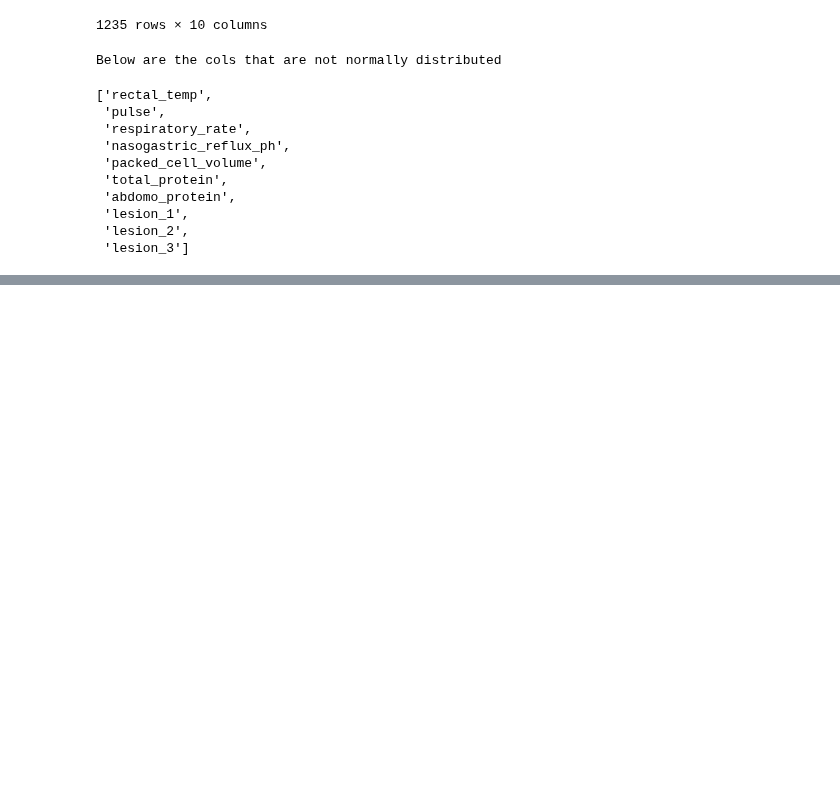
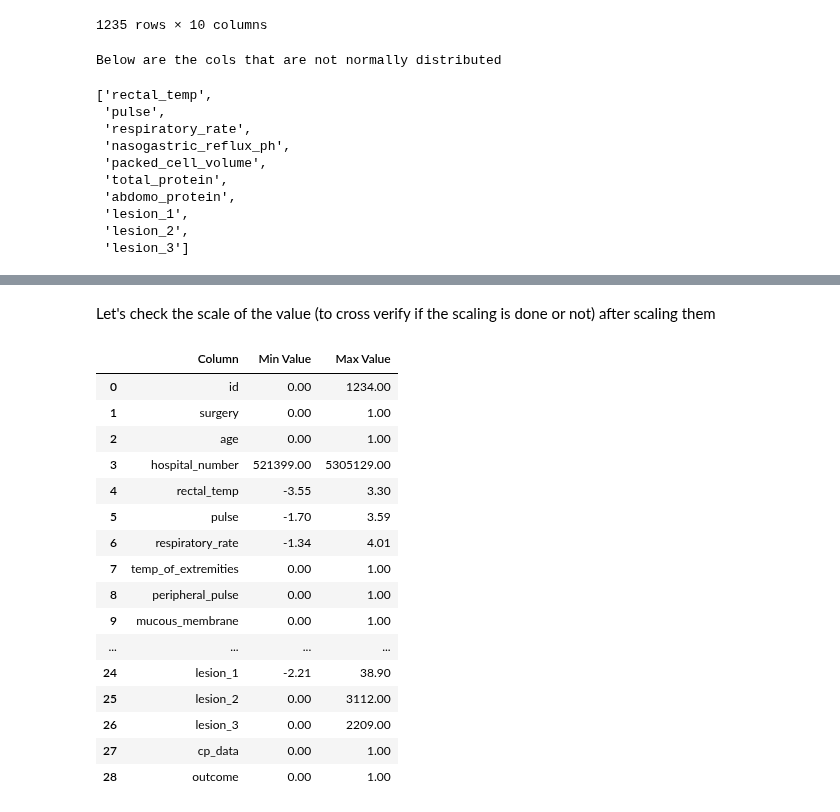
Before and after one commit to dakshbhatnagar/projects, a Jupyter notebook: horse_survival/analysis.ipynb, the cells around one changed output, grey strips where cells are left out. Saved outputs shown, nothing was run; the diff lists cells and outputs as text; code cells hidden in the pictures; blank space fills up the shorter version.

```diff
--- a/horse_survival/analysis.ipynb
+++ b/horse_survival/analysis.ipynb
@@ -542,0 +564,42 @@ Below are the cols that are not normally distributed
+# %%
+
+# Scaling continuous features with StandardScaler
+standard_columns = ['rectal_temp', 'pulse', 'respiratory_rate', 'packed_cell_volume', 'total_protein', 'abdomo_protein']
+scaler_standard = StandardScaler()
+df[standard_columns] = scaler_standard.fit_transform(df[standard_columns])
+
+# Scaling ordinal categorical features with MinMaxScaler
+ordinal_columns = ['temp_of_extremities', 'peripheral_pulse', 'mucous_membrane', 'capillary_refill_time',
+                   'pain', 'peristalsis', 'abdominal_distention', 'nasogastric_tube', 'nasogastric_reflux',
+                   'rectal_exam_feces', 'abdomen', 'abdomo_appearance', 'outcome']
+scaler_minmax = MinMaxScaler()
+df[ordinal_columns] = scaler_minmax.fit_transform(df[ordinal_columns])
+
+# Scaling features with outliers using RobustScaler
+robust_columns = ['nasogastric_reflux_ph', 'lesion_1', 'lesion_2', 'lesion_3']
+scaler_robust = RobustScaler()
+df[robust_columns] = scaler_robust.fit_transform(df[robust_columns])
+# %% [markdown]
+Let's check the scale of the value (to cross verify if the scaling is done or not) after scaling them
+# %%
+scale_df = pd.DataFrame([ (i, round(df[i].min(),2), round(df[i].max(),2)) for i in cols],
+                                 columns=['Column', 'Min Value', 'Max Value'])
+scale_df
+# %% [output]
+|  | Column | Min Value | Max Value |
+| 0 | id | 0.00 | 1234.00 |
+| 1 | surgery | 0.00 | 1.00 |
+| 2 | age | 0.00 | 1.00 |
+| 3 | hospital_number | 521399.00 | 5305129.00 |
+| 4 | rectal_temp | -3.55 | 3.30 |
+| 5 | pulse | -1.70 | 3.59 |
+| 6 | respiratory_rate | -1.34 | 4.01 |
+| 7 | temp_of_extremities | 0.00 | 1.00 |
+| 8 | peripheral_pulse | 0.00 | 1.00 |
+| 9 | mucous_membrane | 0.00 | 1.00 |
+| ... | ... | ... | ... |
+| 24 | lesion_1 | -2.21 | 38.90 |
+| 25 | lesion_2 | 0.00 | 3112.00 |
+| 26 | lesion_3 | 0.00 | 2209.00 |
+| 27 | cp_data | 0.00 | 1.00 |
+| 28 | outcome | 0.00 | 1.00 |
```
Also changed, not shown: parts of 9 cells of this notebook, 6 other files.
